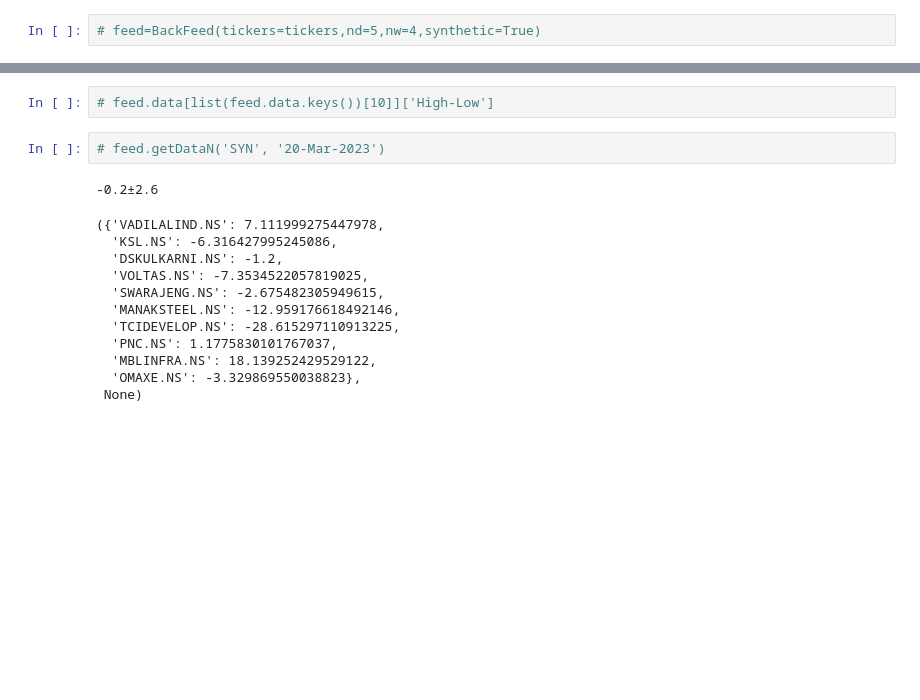
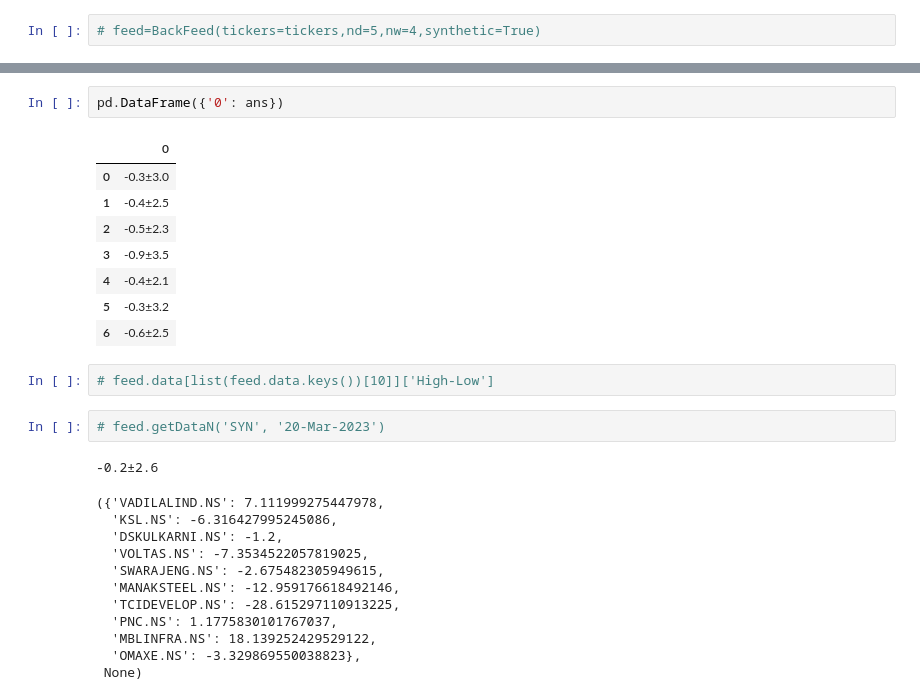
Before and after one commit to rg089/algostrats, a Jupyter notebook: teststrategy.ipynb, the cells around one changed output, grey strips where cells are left out. Saved outputs shown, nothing was run; the diff lists cells and outputs as text; blank space fills up the shorter version.

```diff
--- a/teststrategy.ipynb
+++ b/teststrategy.ipynb
@@ -179,3 +175,14 @@ datafeed_augdata_16-Dec-2022_5m_True_False.pkl None
+# %%
+pd.DataFrame({'0': ans})
+# %% [output]
+|  | 0 |
+| 0 | -0.3±3.0 |
+| 1 | -0.4±2.5 |
+| 2 | -0.5±2.3 |
+| 3 | -0.9±3.5 |
+| 4 | -0.4±2.1 |
+| 5 | -0.3±3.2 |
+| 6 | -0.6±2.5 |
 # %%
 # feed.data[list(feed.data.keys())[10]]['High-Low']
 # %%
```
Also changed, not shown: parts of 5 cells of this notebook, 7 other files.
